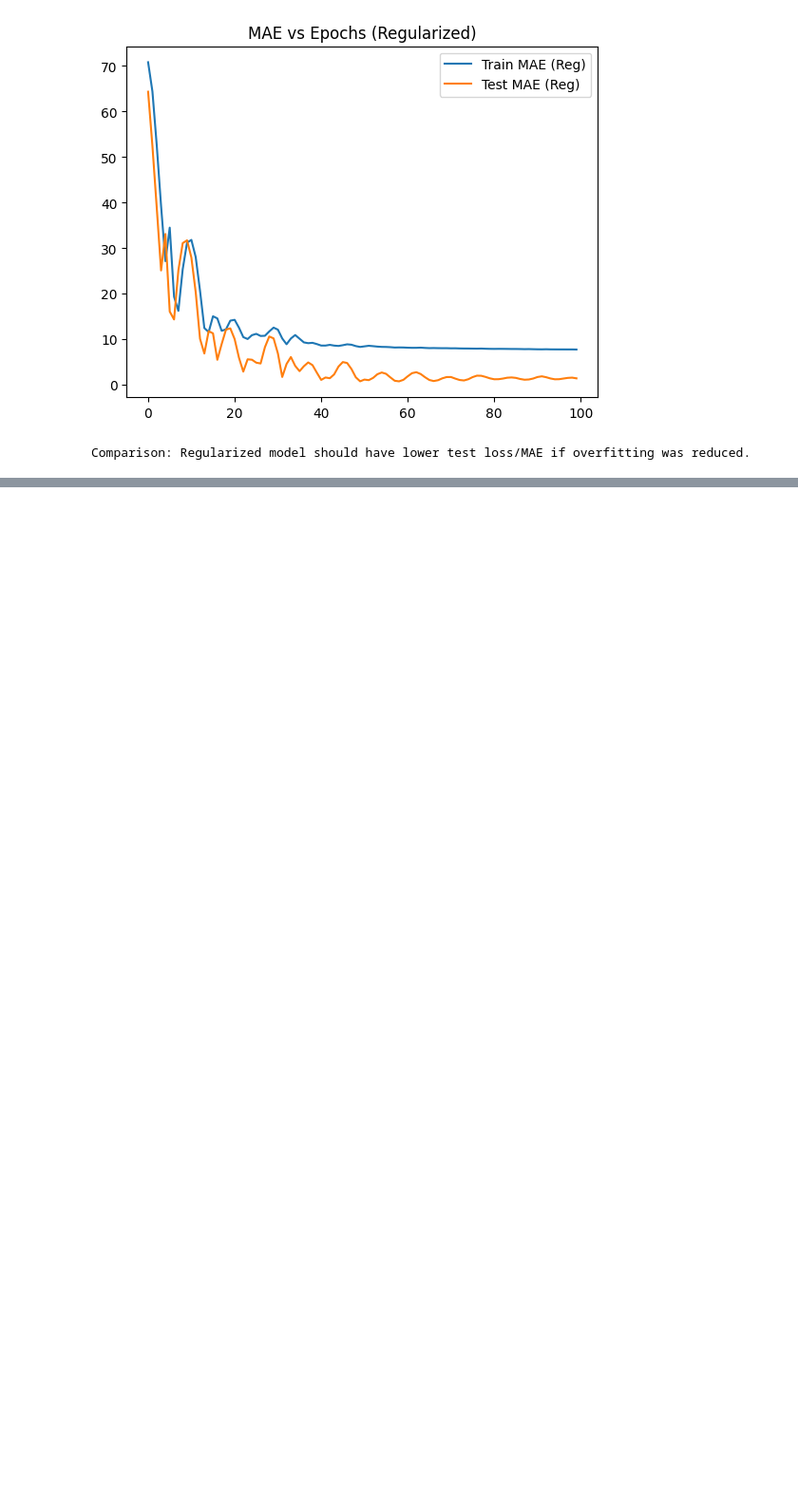
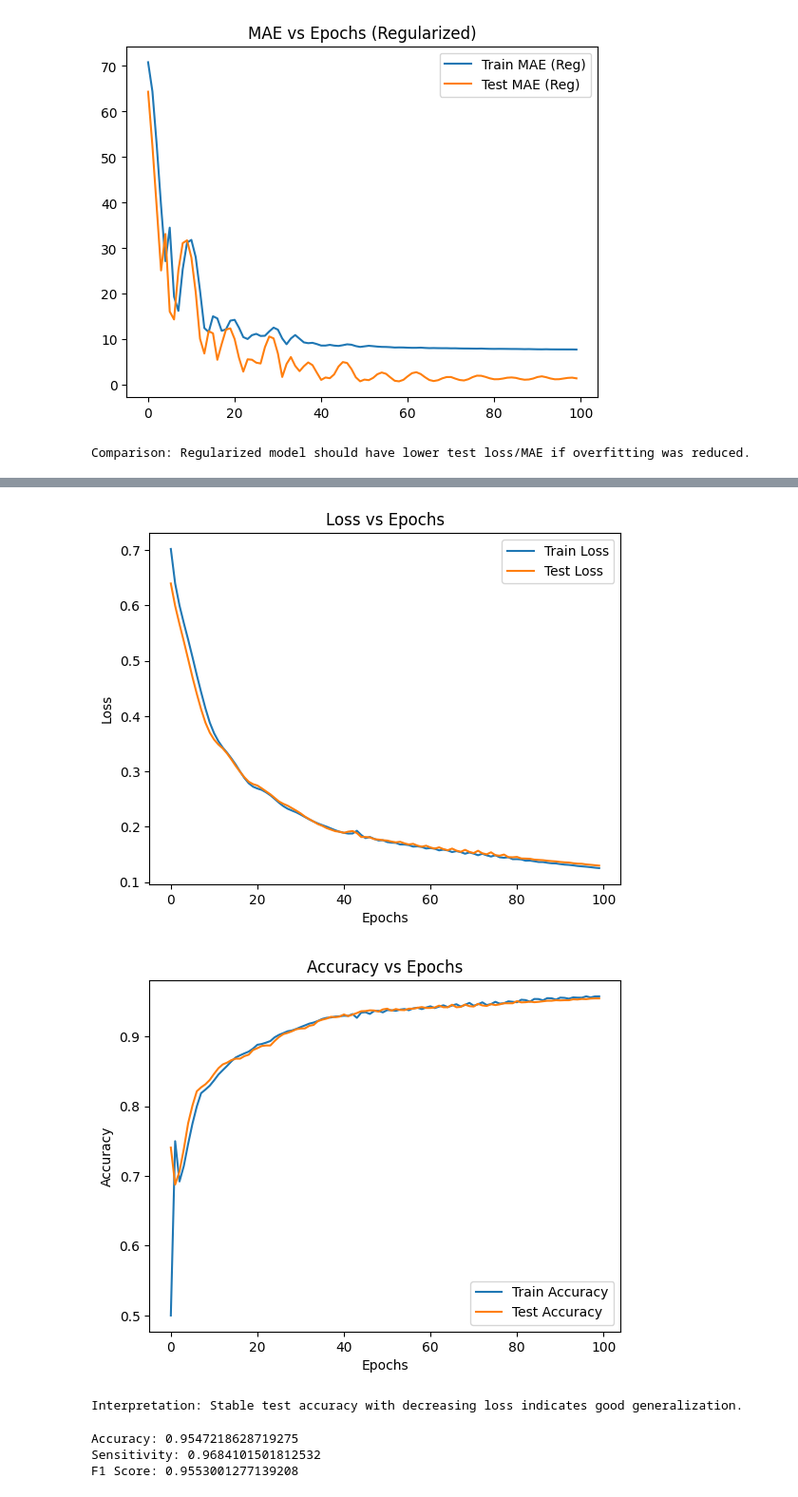
Before and after one commit to zachary013/lab1-deep-learning, a Jupyter notebook: lab1_deep_learning.ipynb, the cells around one changed output, grey strips where cells are left out. Shown: that part at 95% size. Saved outputs shown, nothing was run; the diff lists cells and outputs as text; code cells hidden in the pictures; blank space fills up the shorter version.

```diff
--- a/lab1_deep_learning.ipynb
+++ b/lab1_deep_learning.ipynb
@@ -279,0 +446,57 @@ Comparison: Regularized model should have lower test loss/MAE if overfitting was
+# %%
+model = DNNClassifier().to(device)
+optimizer = torch.optim.Adam(model.parameters(), lr=best_params['lr'])
+train_losses, test_losses, train_accs, test_accs = [], [], [], []
+
+for epoch in range(100):
+    model.train()
+    optimizer.zero_grad()
+    outputs = model(X_train)
+    loss = criterion(outputs, y_train)
+    loss.backward()
+    optimizer.step()
+    train_losses.append(loss.item())
+    train_acc = accuracy_score(y_train.cpu(), outputs.argmax(dim=1).cpu().detach().numpy())
+    train_accs.append(train_acc)
+
+    model.eval()
+    with torch.no_grad():
+        test_outputs = model(X_test)
+        test_loss = criterion(test_outputs, y_test)
+        test_losses.append(test_loss.item())
+        test_acc = accuracy_score(y_test.cpu(), test_outputs.argmax(dim=1).cpu().numpy())
+        test_accs.append(test_acc)
+
+# Plots
+plt.plot(train_losses, label='Train Loss')
+plt.plot(test_losses, label='Test Loss')
+plt.title('Loss vs Epochs')
+plt.xlabel('Epochs')
+plt.ylabel('Loss')
+plt.legend()
+plt.show()
+
+plt.plot(train_accs, label='Train Accuracy')
+plt.plot(test_accs, label='Test Accuracy')
+plt.title('Accuracy vs Epochs')
+plt.xlabel('Epochs')
+plt.ylabel('Accuracy')
+plt.legend()
+plt.show()
+
+print("Interpretation: Stable test accuracy with decreasing loss indicates good generalization.")
+# %% [output]
+[figure, added]
+[figure, added]
+Interpretation: Stable test accuracy with decreasing loss indicates good generalization.
+# %%
+model.eval()
+with torch.no_grad():
+    pred = model(X_test).argmax(dim=1).cpu().numpy()
+print(f'Accuracy: {accuracy_score(y_test.cpu(), pred)}')
+print(f'Sensitivity: {recall_score(y_test.cpu(), pred)}')
+print(f'F1 Score: {f1_score(y_test.cpu(), pred)}')
+# %% [output]
+Accuracy: 0.9547218628719275
+Sensitivity: 0.9684101501812532
+F1 Score: 0.9553001277139208
```
Also changed, not shown: parts of 6 cells of this notebook.
